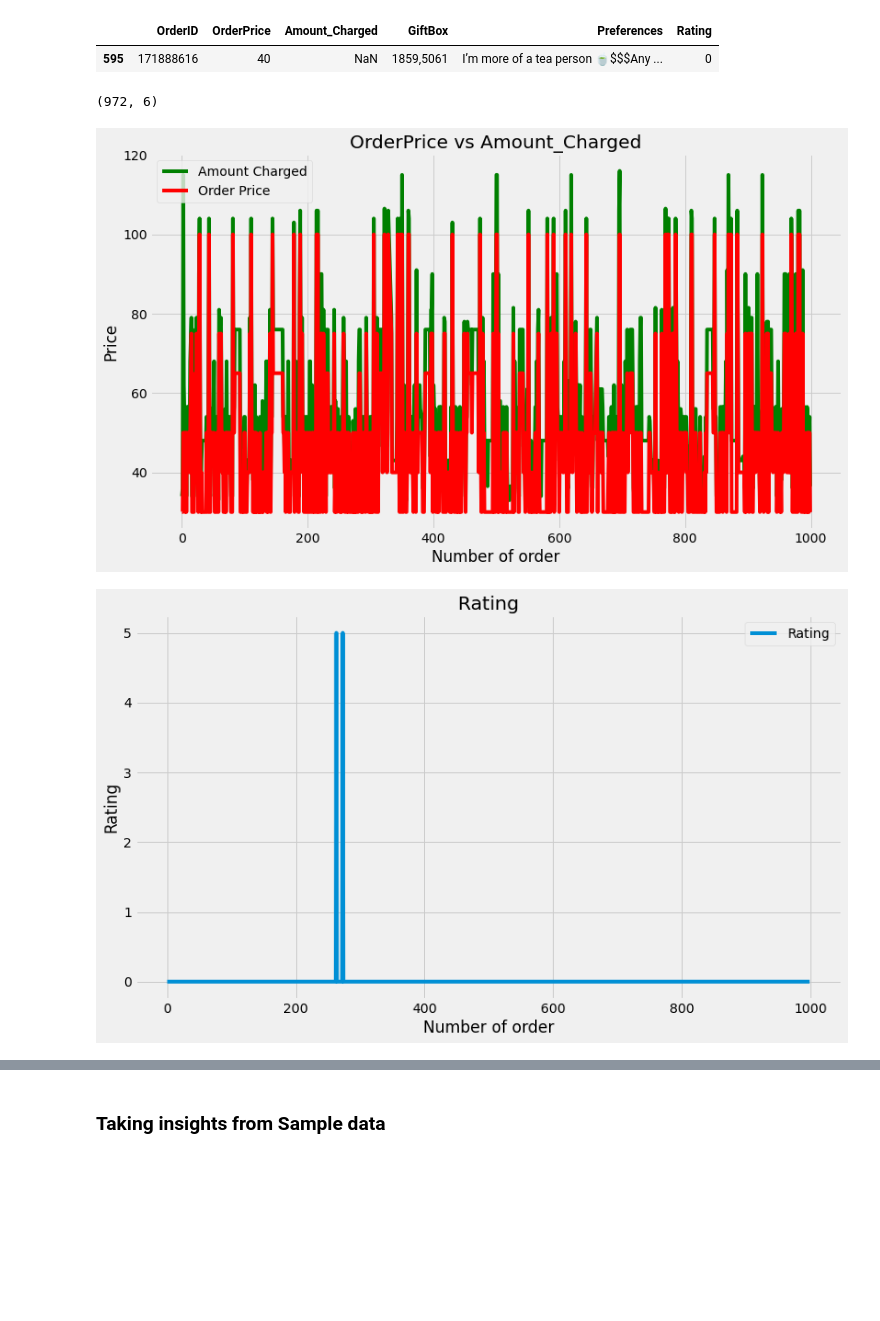
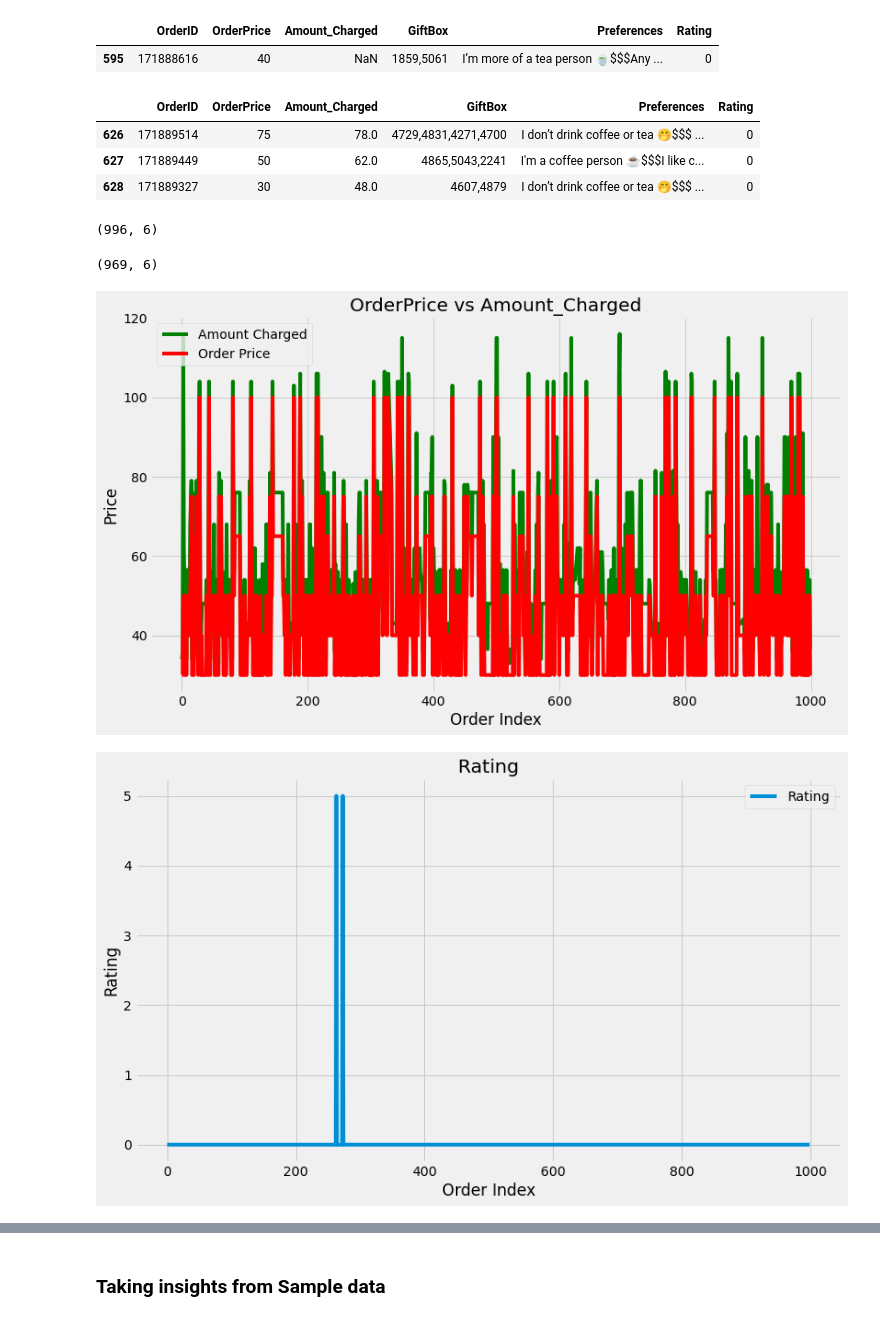
Before and after one commit to yash0307jain/curated-gift-boxes, a Jupyter notebook: data_analysis.ipynb, the cells around one changed output, grey strips where cells are left out. Saved outputs shown, nothing was run; the diff lists cells and outputs as text; code cells hidden in the pictures; blank space fills up the shorter version.

```diff
--- a/data_analysis.ipynb
+++ b/data_analysis.ipynb
@@ -98,6 +98,20 @@ df_legacy[df_legacy.isnull().any(axis=1)]
 # %%
 # Drop the null value row
 df_legacy.dropna(inplace=True)
+# %%
+# Check for duplicated
+df_legacy[df_legacy.duplicated()]
+# %% [output]
+|  | OrderID | OrderPrice | Amount_Charged | GiftBox | Preferences | Rating |
+| 626 | 171889514 | 75 | 78.0 | 4729,4831,4271,4700 | I don’t drink coffee or tea 🤭$$$ ... | 0 |
+| 627 | 171889449 | 50 | 62.0 | 4865,5043,2241 | I'm a coffee person ☕️$$$I like c... | 0 |
+| 628 | 171889327 | 30 | 48.0 | 4607,4879 | I don’t drink coffee or tea 🤭$$$ ... | 0 |
+# %%
+# Drop duplicates
+df_legacy.drop_duplicates(inplace=True)
+df_legacy.shape
+# %% [output]
+(996, 6)
 # %%
 # Removing the outliers i.e. all the records which has 'OrderPrice less than 25 and more than 120'
 df_legacy = df_legacy[df_legacy['OrderPrice'] < 120]
@@ -106,27 +120,27 @@ df_legacy = df_legacy[df_legacy['OrderPrice'] > 25]
 # New shape of the legacy data
 df_legacy.shape
 # %% [output]
-(972, 6)
+(969, 6)
 # %%
-# Creating a plot between the 'OrderPrice' and 'Amount_Charged'
+# Plot between the 'OrderPrice' and 'Amount_Charged'
 plt.figure(figsize=(12,7))
 plt.plot(df_legacy['Amount_Charged'], c='g', label='Amount Charged')
 plt.plot(df_legacy['OrderPrice'], c='r', label='Order Price')
 plt.title('OrderPrice vs Amount_Charged')
 plt.legend()
-plt.xlabel('Number of order')
+plt.xlabel('Order Index')
 plt.ylabel('Price')
 plt.show()
 # %% [output]
-[figure, old version]
+[figure, new version]
 # %%
-# Creating a plot for the ratings
+# Plot for the ratings
 plt.figure(figsize=(12,7))
 plt.plot(df_legacy['Rating'], label='Rating')
 plt.title('Rating')
 plt.legend()
-plt.xlabel('Number of order')
+plt.xlabel('Order Index')
 plt.ylabel('Rating')
 plt.show()
 # %% [output]
-[figure, old version]
+[figure, new version]
```
Also changed, not shown: parts of 14 cells of this notebook, 2 other files.
